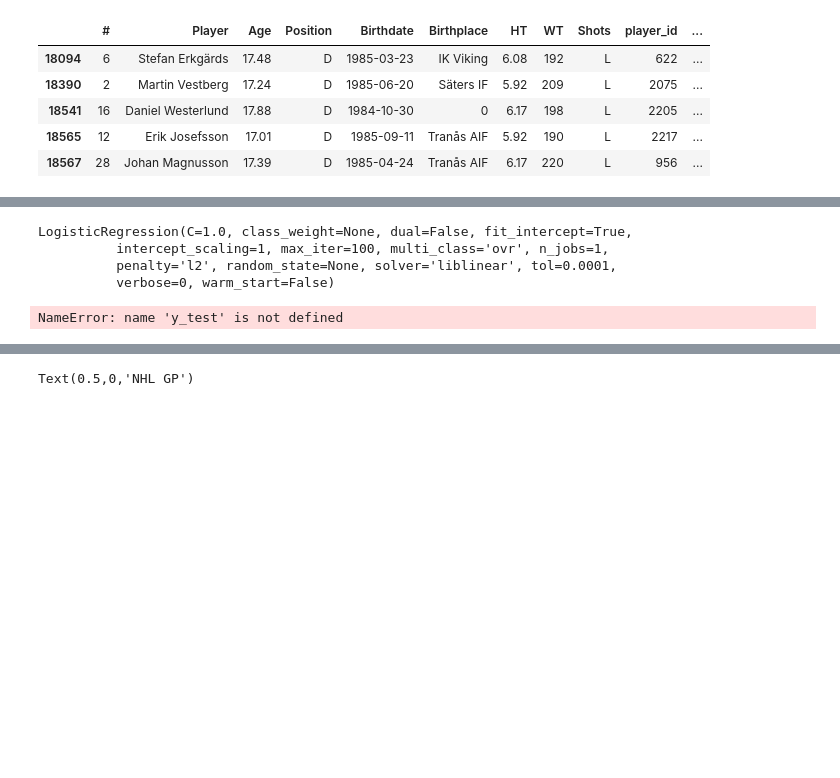
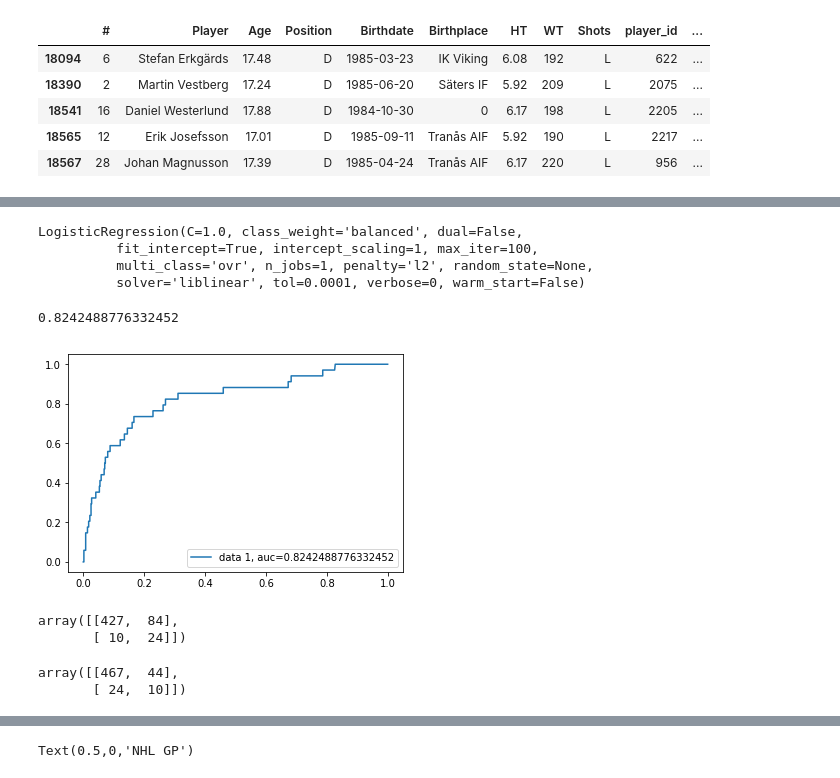
Before and after one commit to Schmoegurt/prospectmodel, a Jupyter notebook: Prospect Model.ipynb, the cells around one changed output, grey strips where cells are left out. Drawn from its saved outputs; the diff is of its cells as text; code cells hidden in the pictures; blank space fills up the shorter version.

```diff
--- a/Prospect Model.ipynb
+++ b/Prospect Model.ipynb
@@ -291,6 +291,7 @@ X_train, X_test, y_train, y_test = train_test_split(draft_df_def[['GP', 'playoff
                                                                     'age_adj_pts_g', 'league_Allsvenskan',
                                                                    'league_Extraliga','league_KHL', 'league_Liiga',
                                                                    'league_Mestis', 'league_NCAA', 'league_OHL',
-                                                                   'league_QMJHL', 'league_SHL', 'league_USDP',
+                                                                   'league_QMJHL', 'league_SHL',
                                                                    'league_USHL', 'league_WHL']],
-                                                    draft_df_def['>_39_nhl_gp'], test_size=0.2)
+                                                    draft_df_def['>_72_nhl_gp'], test_size=0.2,
+                                                   )
@@ -303,10 +308,10 @@ print(X_test.shape, y_test.shape)
 # %%
-#train the logistic regression
+#train the logistic regression class_weight='balanced'
 from sklearn.linear_model import LogisticRegression
-logisticRegr = LogisticRegression()
+logisticRegr = LogisticRegression(class_weight='balanced')
 logisticRegr.fit(X_train, y_train)
 # %% [output]
-LogisticRegression(C=1.0, class_weight=None, dual=False, fit_intercept=True,
-          intercept_scaling=1, max_iter=100, multi_class='ovr', n_jobs=1,
-          penalty='l2', random_state=None, solver='liblinear', tol=0.0001,
-          verbose=0, warm_start=False)
+LogisticRegression(C=1.0, class_weight='balanced', dual=False,
+          fit_intercept=True, intercept_scaling=1, max_iter=100,
+          multi_class='ovr', n_jobs=1, penalty='l2', random_state=None,
+          solver='liblinear', tol=0.0001, verbose=0, warm_start=False)
@@ -318,6 +318,30 @@ predict = logisticRegr.predict(X_test)
-# %%
-import matplotlib.pyplot as plt
-plt.scatter(y_test, predict)
-logisticRegr.score(X_test, y_test)
-# %% [output]
-NameError: name 'y_test' is not defined
+# %%
+#calculating auc_score for plyaing more than 39 NHL games the median for Defensemen
+from sklearn.metrics import roc_auc_score, roc_curve
+#get probability scores for each player playing over 50 games in NHL
+predictions = logisticRegr.predict(X_test)
+y_pred_proba =  logisticRegr.predict_proba(X_test)[::,1]
+auc = roc_auc_score(y_test, y_pred_proba)
+fpr, tpr, _ = roc_curve(y_test,  y_pred_proba)
+print(auc)
+plt.plot(fpr,tpr,label="data 1, auc="+str(auc))
+plt.legend(loc=4)
+plt.show()
+# %% [output]
+0.8242488776332452
+[figure, added]
+# %%
+from sklearn.metrics import confusion_matrix
+confusion_matrix(y_test, predictions)
+# %% [output]
+array([[427,  84],
+       [ 10,  24]])
+# %%
+from sklearn.naive_bayes import GaussianNB
+gnb = GaussianNB()
+gnb.fit(X_train, y_train)
+gnb_pred = gnb.predict(X_test)
+confusion_matrix(y_test, gnb_pred)
+# %% [output]
+array([[467,  44],
+       [ 24,  10]])
```
Also changed, not shown: parts of 14 cells of this notebook.
